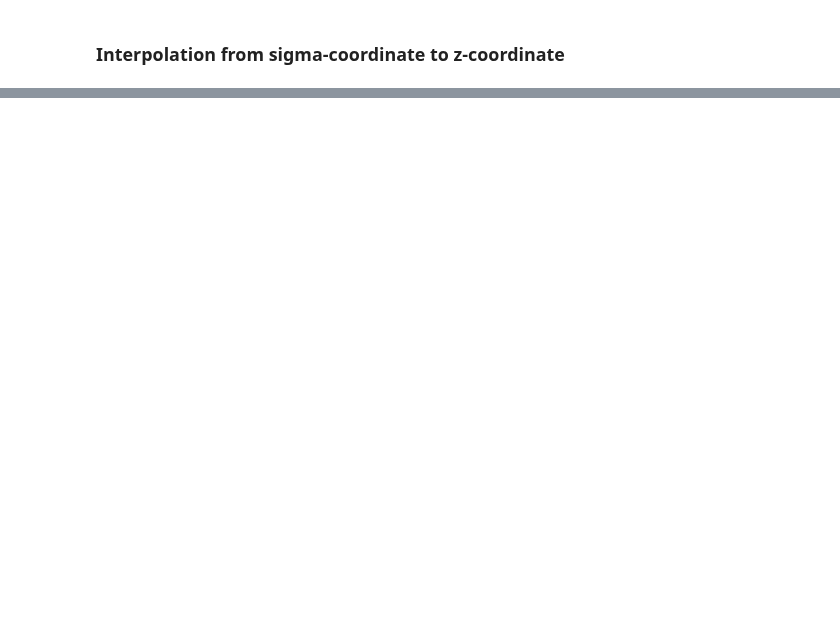
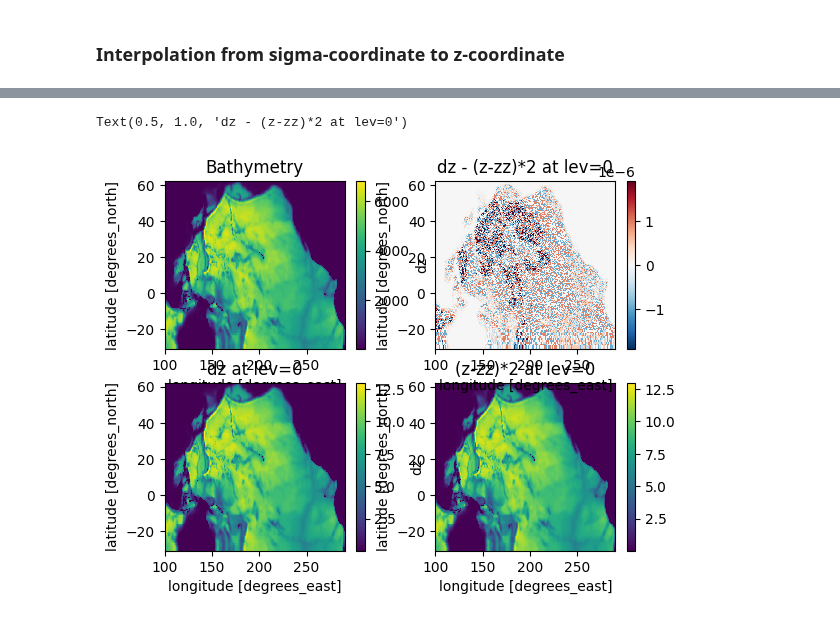
Before and after one commit to hakaseh/py-off-bgc, a Jupyter notebook: notebook/interpolate.ipynb, the cells around one changed output, grey strips where cells are left out. Cells and saved outputs as stored; diff of their text form; code cells hidden in the pictures; blank space fills up the shorter version.

```diff
--- a/notebook/interpolate.ipynb
+++ b/notebook/interpolate.ipynb
@@ -1092,0 +163,19 @@ date_part
+# %%
+ds = xr.open_dataset(dir_exp+'basic_01JAN1999.nc')
+plt.subplot(221)
+ds["dz"].sum(dim=("lev")).plot()
+plt.title('Bathymetry')
+plt.subplot(223)
+dz = ds["dz"][0,1,:,:]
+dz.plot()
+plt.title('dz at lev=0')
+plt.subplot(224)
+z_zz_x2 = ((ds["z"]-ds["zz"])[0,1,:,:]*2)
+z_zz_x2.plot()
+plt.title('(z-zz)*2 at lev=0')
+plt.subplot(222)
+(dz - z_zz_x2).plot()
+plt.title('dz - (z-zz)*2 at lev=0')
+# %% [output]
+Text(0.5, 1.0, 'dz - (z-zz)*2 at lev=0')
+[figure, added]
```
Also changed, not shown: parts of 21 cells of this notebook, 4 other files.
